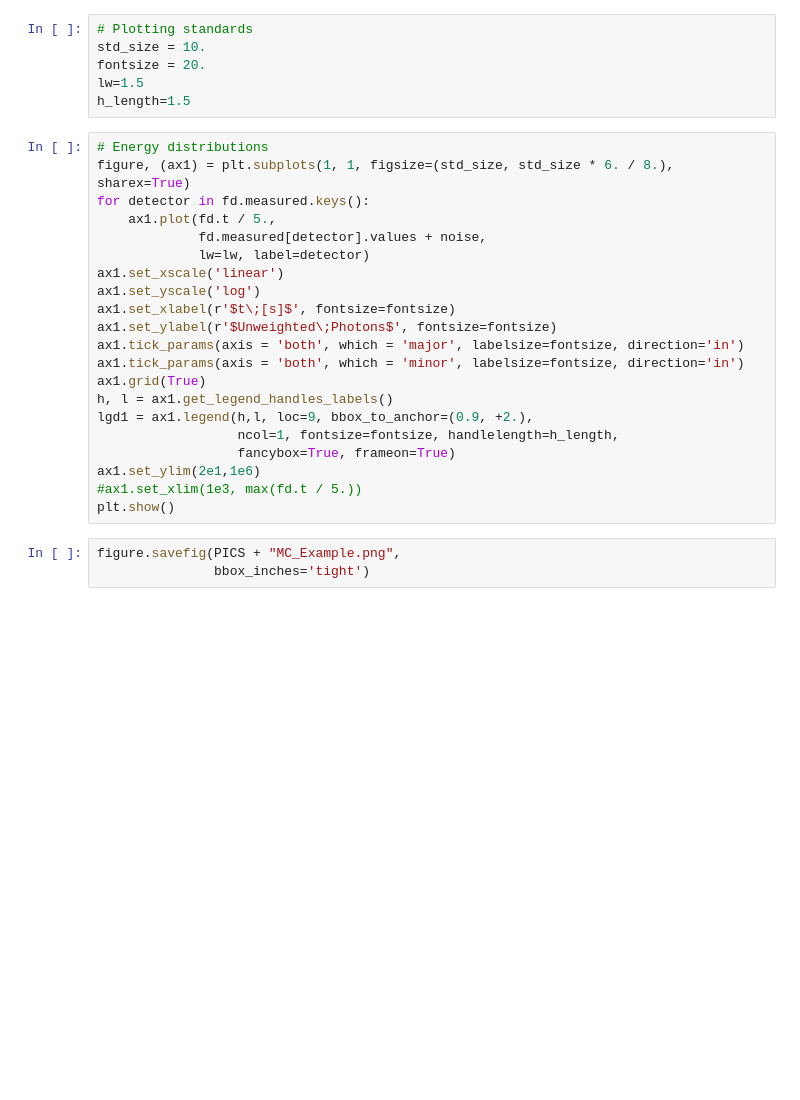
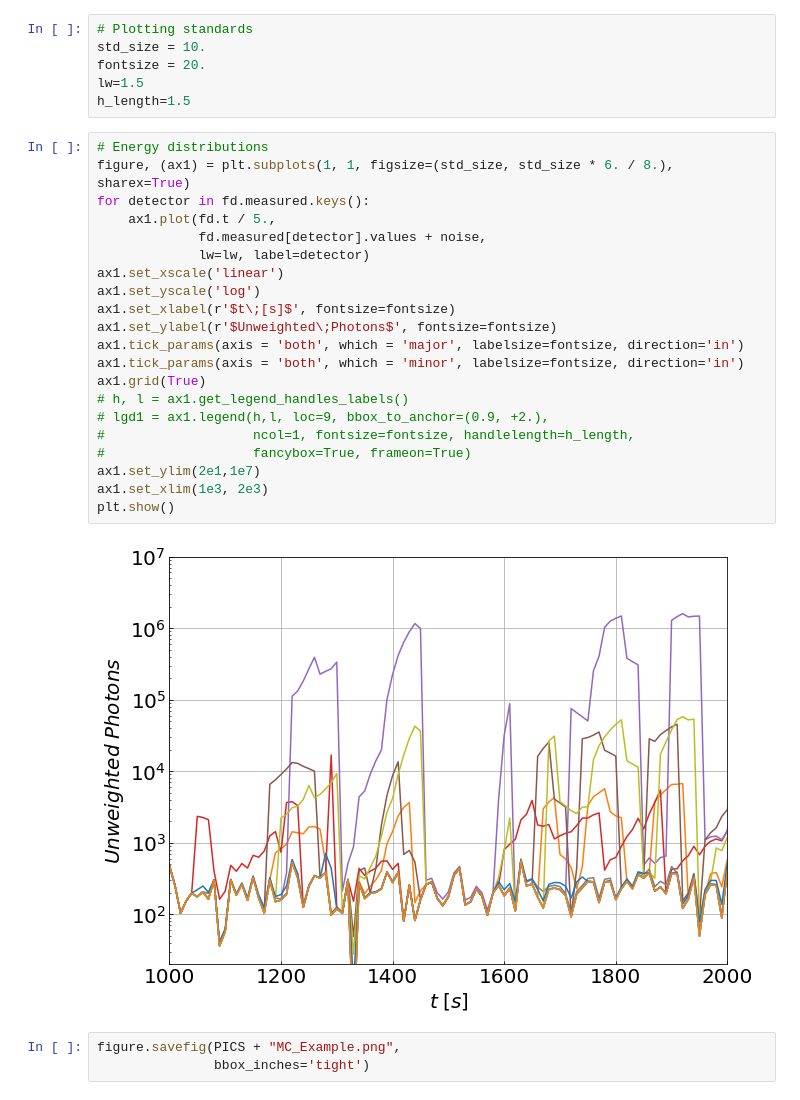
Before and after one commit to MeighenBergerS/fourth_day, a Jupyter notebook: examples/example.ipynb, the cells around one changed output. Cells and saved outputs as stored; diff of their text form; blank space fills up the shorter version.

```diff
--- a/examples/example.ipynb
+++ b/examples/example.ipynb
@@ -98,24 +108,26 @@ h_length=1.5
 # %%
 # Energy distributions
 figure, (ax1) = plt.subplots(1, 1, figsize=(std_size, std_size * 6. / 8.), sharex=True)
 for detector in fd.measured.keys():
     ax1.plot(fd.t / 5.,
              fd.measured[detector].values + noise,
              lw=lw, label=detector)
 ax1.set_xscale('linear')
 ax1.set_yscale('log')
 ax1.set_xlabel(r'$t\;[s]$', fontsize=fontsize)
 ax1.set_ylabel(r'$Unweighted\;Photons$', fontsize=fontsize)
 ax1.tick_params(axis = 'both', which = 'major', labelsize=fontsize, direction='in')
 ax1.tick_params(axis = 'both', which = 'minor', labelsize=fontsize, direction='in')
 ax1.grid(True)
-h, l = ax1.get_legend_handles_labels()
-lgd1 = ax1.legend(h,l, loc=9, bbox_to_anchor=(0.9, +2.),
-                  ncol=1, fontsize=fontsize, handlelength=h_length,
-                  fancybox=True, frameon=True)
-ax1.set_ylim(2e1,1e6)
-#ax1.set_xlim(1e3, max(fd.t / 5.))
+# h, l = ax1.get_legend_handles_labels()
+# lgd1 = ax1.legend(h,l, loc=9, bbox_to_anchor=(0.9, +2.),
+#                   ncol=1, fontsize=fontsize, handlelength=h_length,
+#                   fancybox=True, frameon=True)
+ax1.set_ylim(2e1,1e7)
+ax1.set_xlim(1e3, 2e3)
 plt.show()
+# %% [output]
+[figure, added]
 # %%
 figure.savefig(PICS + "MC_Example.png",
                bbox_inches='tight')
```
Also changed, not shown: parts of 4 cells of this notebook.
